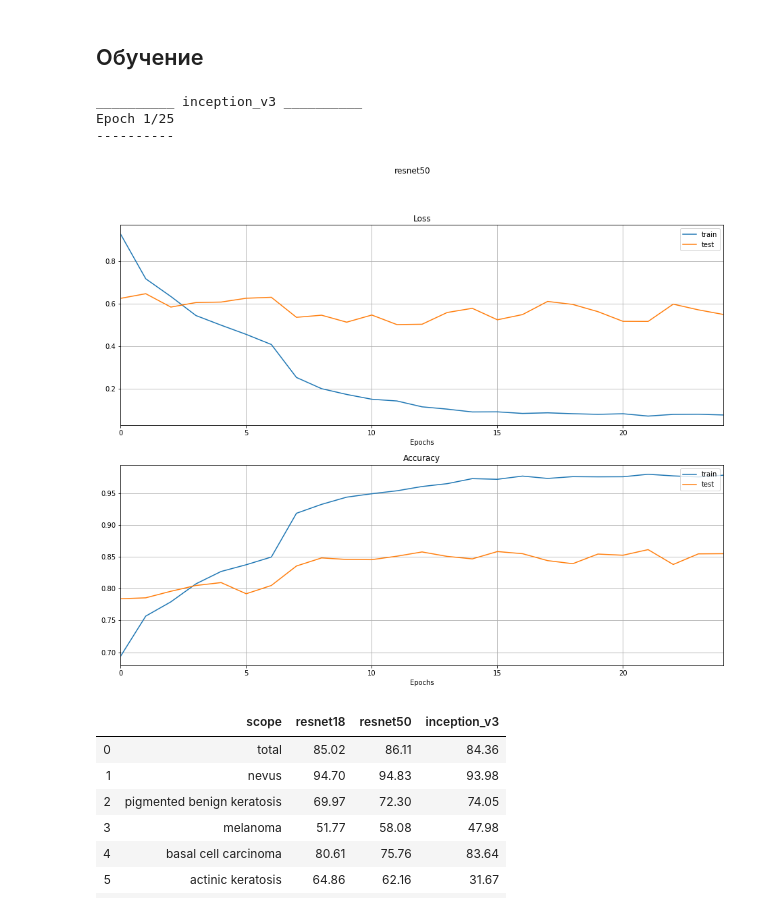
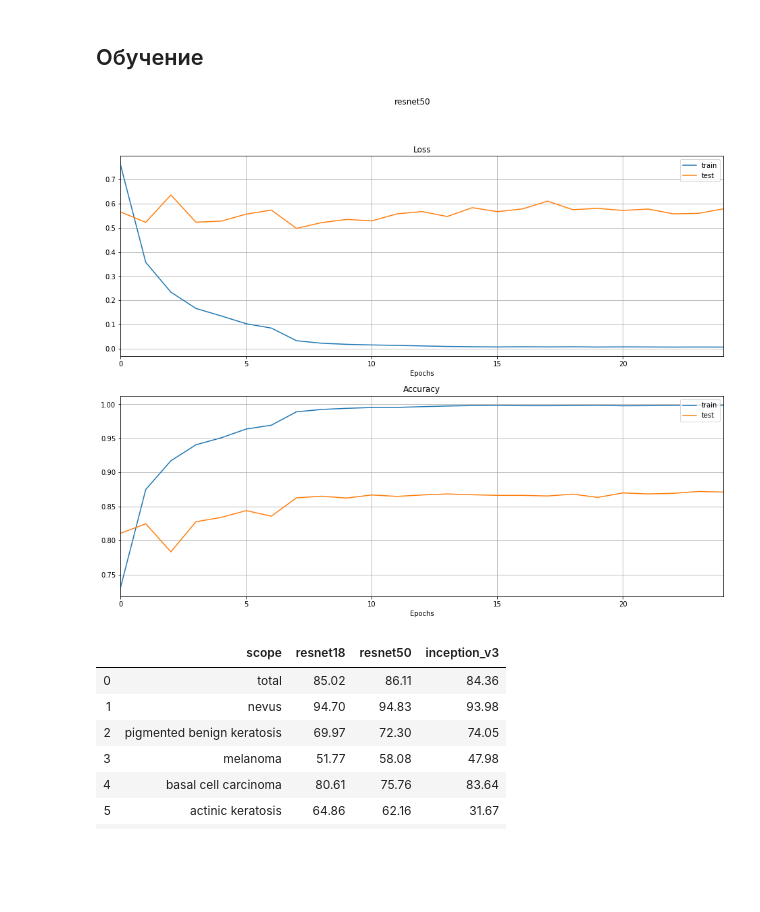
Before and after one commit to gurmaaan/MedNN, a Jupyter notebook: Trained_CNN_no_changes_in_data.ipynb, the cells around one changed output. Cells and saved outputs as stored; diff of their text form; code cells hidden in the pictures; blank space fills up the shorter version.

```diff
--- a/Trained_CNN_no_changes_in_data.ipynb
+++ b/Trained_CNN_no_changes_in_data.ipynb
@@ -281,7 +282,7 @@ for model_name in model_dict:
     optimizer = optim.SGD(model.parameters(), lr=0.001, momentum=0.9)
     exp_lr_scheduler = lr_scheduler.StepLR(optimizer, step_size=7, gamma=0.1)
 
-    model, stat_dict = train_model(model, criterion, optimizer, exp_lr_scheduler, num_epochs=25, print_log=True)
+    model, stat_dict = train_model(model, criterion, optimizer, exp_lr_scheduler, num_epochs=10, print_log=True)
 
     save_to_json(model_name, stat_dict)
     coeff_path = f"nn/enriched_max/coeffs/{model_name}.pth"
@@ -296,10 +297,6 @@ for model_name in model_dict:
     torch.cuda.empty_cache()
 
 convert_score_to_df(score_dict)
-# %% [output]
-__________ inception_v3 __________
-Epoch 1/25
-----------
 # %%
 def plot_learning_curve(path):
     data = json.load(open(path, 'r'))
@@ -328,9 +325,9 @@ def plot_learning_curve(path):
     axs[1].set_xlim(xmin=0,xmax=epochs[-1])
     axs[1].set_xlabel("Epochs")
 # %%
-plot_learning_curve("nn/default/learning/resnet50.json")
+plot_learning_curve("nn/enriched_max/learning/resnet50.json")
 # %% [output]
-[figure, old version]
+[figure, new version]
 # %%
 pd.read_csv("nn/default/models_score.csv", sep=';')
 # %% [output]
```
Also changed, not shown: parts of 3 cells of this notebook, 8 other files.
